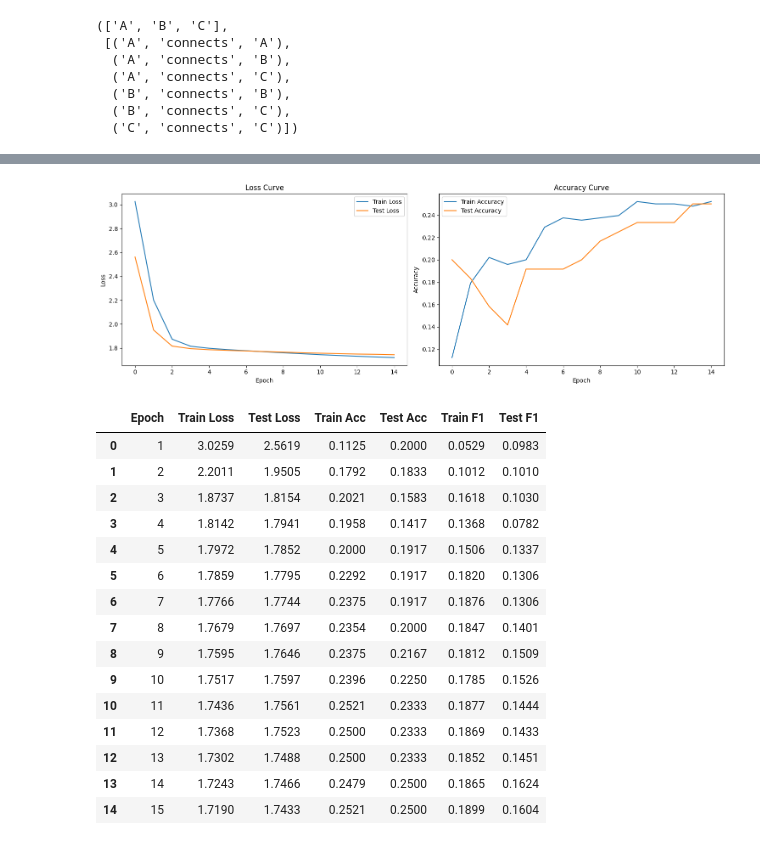
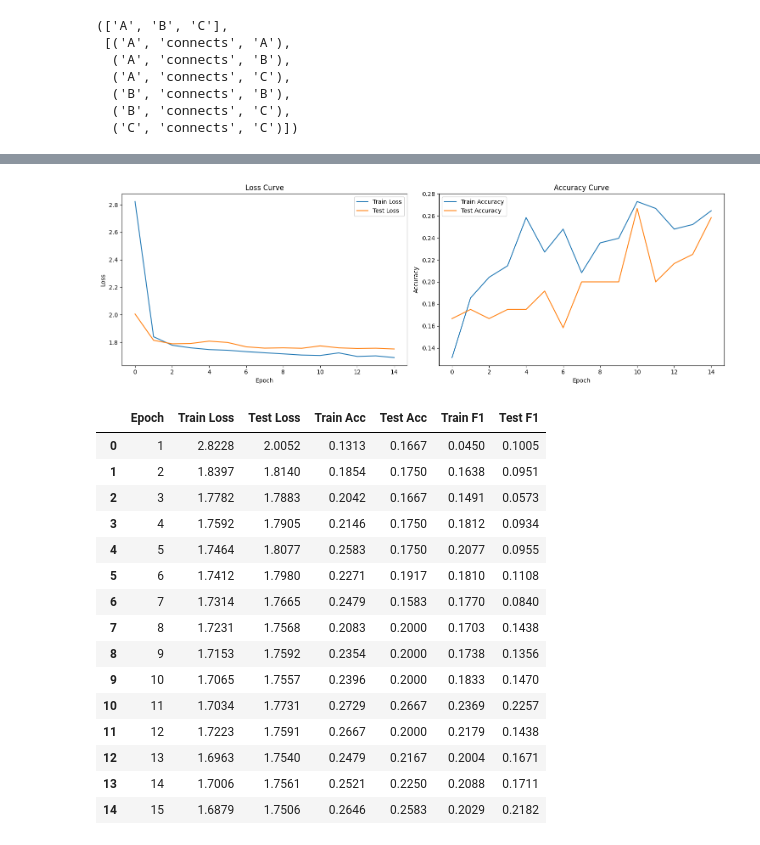
Before and after one commit to Galvanized-Heart/MIE1520_Final_Project, a Jupyter notebook: het_network.ipynb, the cells around one changed output, grey strips where cells are left out. Saved outputs shown, nothing was run; the diff lists cells and outputs as text; code cells hidden in the pictures.

Commit message:
Tested HeteroSAGE and HomoSAGE GNNs & left next steps in het_network.ipynb

```diff
--- a/het_network.ipynb
+++ b/het_network.ipynb
@@ -84,3 +38,42 @@ metadata
   ('B', 'connects', 'B'),
   ('B', 'connects', 'C'),
   ('C', 'connects', 'C')])
+# %%
+train_dataset, test_dataset = train_test_split(het_dataset, test_size=0.2)
+
+train_loader = DataLoader(train_dataset, batch_size=8, shuffle=True)
+test_loader = DataLoader(test_dataset, batch_size=16, shuffle=False)
+# %%
+class HeteroSAGE(torch.nn.Module):
+    def __init__(
+            self,
+            metadata,
+            hidden_channels,
+            out_channels,
+            num_layers=2,
+            act=F.relu,
+            intra_aggr='mean',
+            inter_aggr='mean'):
+
+        super().__init__()
+
+        self.convs = torch.nn.ModuleList()
+        for _ in range(num_layers):
+            conv_dict = {edge_type: SAGEConv((-1, -1), hidden_channels, aggr=intra_aggr) for edge_type in metadata[1]}
+            self.convs.append(HeteroConv(conv_dict, aggr=inter_aggr))
+
+        self.classifier = Linear(len(metadata[0]) * hidden_channels, out_channels)
+        self.act = act
+
+
+    def forward(self, x_dict, edge_index_dict, batch_dict):
+        for conv in self.convs:
+            x_dict = conv(x_dict, edge_index_dict)
+            x_dict = {key: self.act(x) for key, x in x_dict.items()}
+
+        batch_size = max(batch.max().item() + 1 for batch in batch_dict.values() if batch.numel() > 0)
+        pooled_list = [global_mean_pool(x, batch_dict[node_type], size=batch_size) for node_type, x in x_dict.items()]
+
+        graph_emb = torch.cat(pooled_list, dim=1)
+        out = self.classifier(graph_emb)
+        return out
@@ -87,7 +114,7 @@ metadata
 # %%
-model = HeteroGNN(metadata, 16, 32)
+model = HeteroSAGE(metadata, 32, 32)
 optimizer = torch.optim.Adam(model.parameters(), lr=1e-3)
 criterion = torch.nn.CrossEntropyLoss()
-model.conv2.convs
+model.convs[0].convs
 # %% [output]
 ModuleDict(
@@ -213,48 +240,48 @@ def plot_metrics(metrics):
     plt.title('Accuracy Curve')
     plt.xlabel('Epoch')
     plt.ylabel('Accuracy')
     plt.legend()
 
     plt.tight_layout()
     plt.show()
 
 def create_metrics_table(metrics):
     df = pd.DataFrame({
         'Epoch': range(1, len(metrics['train_loss'])+1),
         'Train Loss': metrics['train_loss'],
         'Test Loss': metrics['test_loss'],
         'Train Acc': metrics['train_acc'],
         'Test Acc': metrics['test_acc'],
         'Train F1': metrics['train_f1'],
         'Test F1': metrics['test_f1']
     })
     return df.style.format({
         'Train Loss': '{:.4f}',
         'Test Loss': '{:.4f}',
         'Train Acc': '{:.4f}',
         'Test Acc': '{:.4f}',
         'Train F1': '{:.4f}',
         'Test F1': '{:.4f}'
-    }).background_gradient(cmap='Blues', subset=pd.IndexSlice[:, ['Train Acc', 'Test Acc']])
+    }).background_gradient(cmap='Blues')
 
 # After training
 plot_metrics(metrics)
 display(create_metrics_table(metrics))
 # %% [output]
-[figure, old version]
+[figure, new version]
 |  | Epoch | Train Loss | Test Loss | Train Acc | Test Acc | Train F1 | Test F1 |
-| 0 | 1 | 3.0259 | 2.5619 | 0.1125 | 0.2000 | 0.0529 | 0.0983 |
-| 1 | 2 | 2.2011 | 1.9505 | 0.1792 | 0.1833 | 0.1012 | 0.1010 |
-| 2 | 3 | 1.8737 | 1.8154 | 0.2021 | 0.1583 | 0.1618 | 0.1030 |
-| 3 | 4 | 1.8142 | 1.7941 | 0.1958 | 0.1417 | 0.1368 | 0.0782 |
-| 4 | 5 | 1.7972 | 1.7852 | 0.2000 | 0.1917 | 0.1506 | 0.1337 |
-| 5 | 6 | 1.7859 | 1.7795 | 0.2292 | 0.1917 | 0.1820 | 0.1306 |
-| 6 | 7 | 1.7766 | 1.7744 | 0.2375 | 0.1917 | 0.1876 | 0.1306 |
-| 7 | 8 | 1.7679 | 1.7697 | 0.2354 | 0.2000 | 0.1847 | 0.1401 |
-| 8 | 9 | 1.7595 | 1.7646 | 0.2375 | 0.2167 | 0.1812 | 0.1509 |
-| 9 | 10 | 1.7517 | 1.7597 | 0.2396 | 0.2250 | 0.1785 | 0.1526 |
-| 10 | 11 | 1.7436 | 1.7561 | 0.2521 | 0.2333 | 0.1877 | 0.1444 |
-| 11 | 12 | 1.7368 | 1.7523 | 0.2500 | 0.2333 | 0.1869 | 0.1433 |
-| 12 | 13 | 1.7302 | 1.7488 | 0.2500 | 0.2333 | 0.1852 | 0.1451 |
-| 13 | 14 | 1.7243 | 1.7466 | 0.2479 | 0.2500 | 0.1865 | 0.1624 |
-| 14 | 15 | 1.7190 | 1.7433 | 0.2521 | 0.2500 | 0.1899 | 0.1604 |
+| 0 | 1 | 2.8228 | 2.0052 | 0.1313 | 0.1667 | 0.0450 | 0.1005 |
+| 1 | 2 | 1.8397 | 1.8140 | 0.1854 | 0.1750 | 0.1638 | 0.0951 |
+| 2 | 3 | 1.7782 | 1.7883 | 0.2042 | 0.1667 | 0.1491 | 0.0573 |
+| 3 | 4 | 1.7592 | 1.7905 | 0.2146 | 0.1750 | 0.1812 | 0.0934 |
+| 4 | 5 | 1.7464 | 1.8077 | 0.2583 | 0.1750 | 0.2077 | 0.0955 |
+| 5 | 6 | 1.7412 | 1.7980 | 0.2271 | 0.1917 | 0.1810 | 0.1108 |
+| 6 | 7 | 1.7314 | 1.7665 | 0.2479 | 0.1583 | 0.1770 | 0.0840 |
+| 7 | 8 | 1.7231 | 1.7568 | 0.2083 | 0.2000 | 0.1703 | 0.1438 |
+| 8 | 9 | 1.7153 | 1.7592 | 0.2354 | 0.2000 | 0.1738 | 0.1356 |
+| 9 | 10 | 1.7065 | 1.7557 | 0.2396 | 0.2000 | 0.1833 | 0.1470 |
+| 10 | 11 | 1.7034 | 1.7731 | 0.2729 | 0.2667 | 0.2369 | 0.2257 |
+| 11 | 12 | 1.7223 | 1.7591 | 0.2667 | 0.2000 | 0.2179 | 0.1438 |
+| 12 | 13 | 1.6963 | 1.7540 | 0.2479 | 0.2167 | 0.2004 | 0.1671 |
+| 13 | 14 | 1.7006 | 1.7561 | 0.2521 | 0.2250 | 0.2088 | 0.1711 |
+| 14 | 15 | 1.6879 | 1.7506 | 0.2646 | 0.2583 | 0.2029 | 0.2182 |
```
Also changed, not shown: parts of 11 cells of this notebook, 2 other files.
